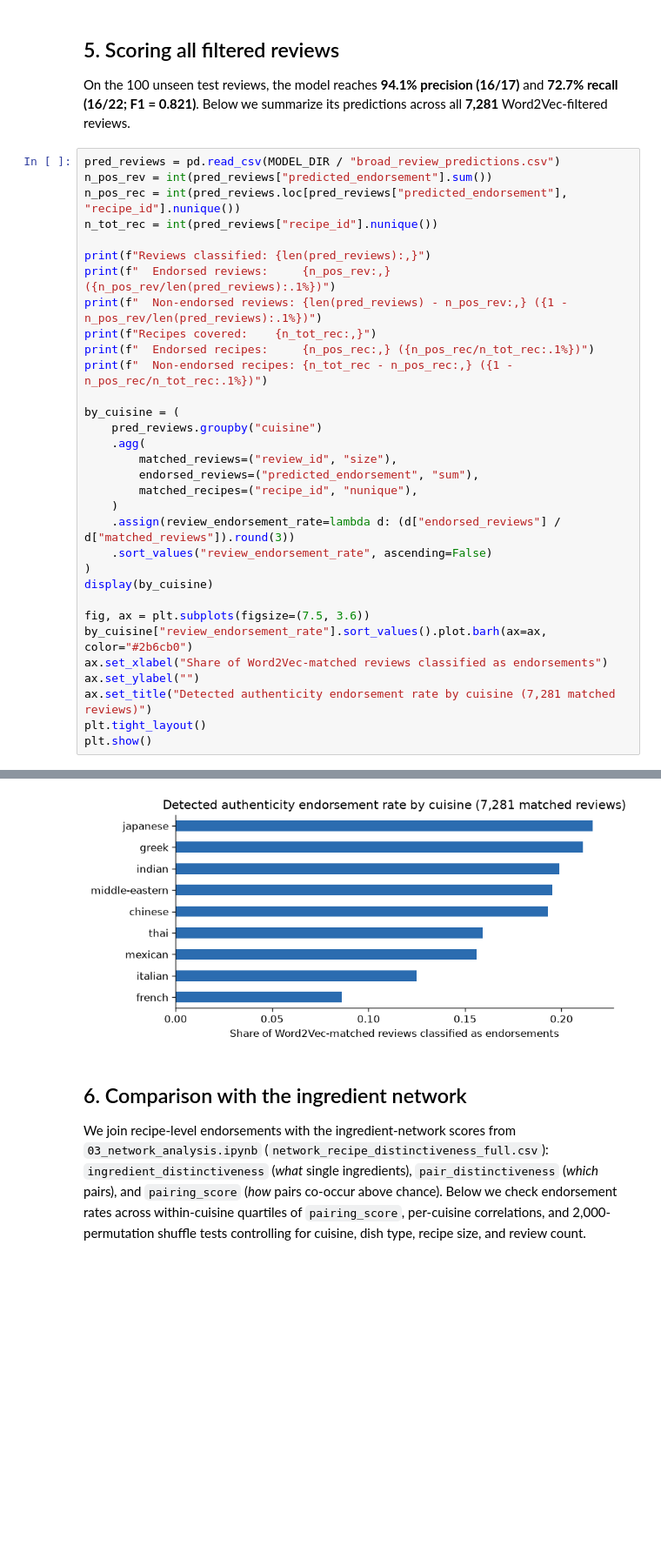
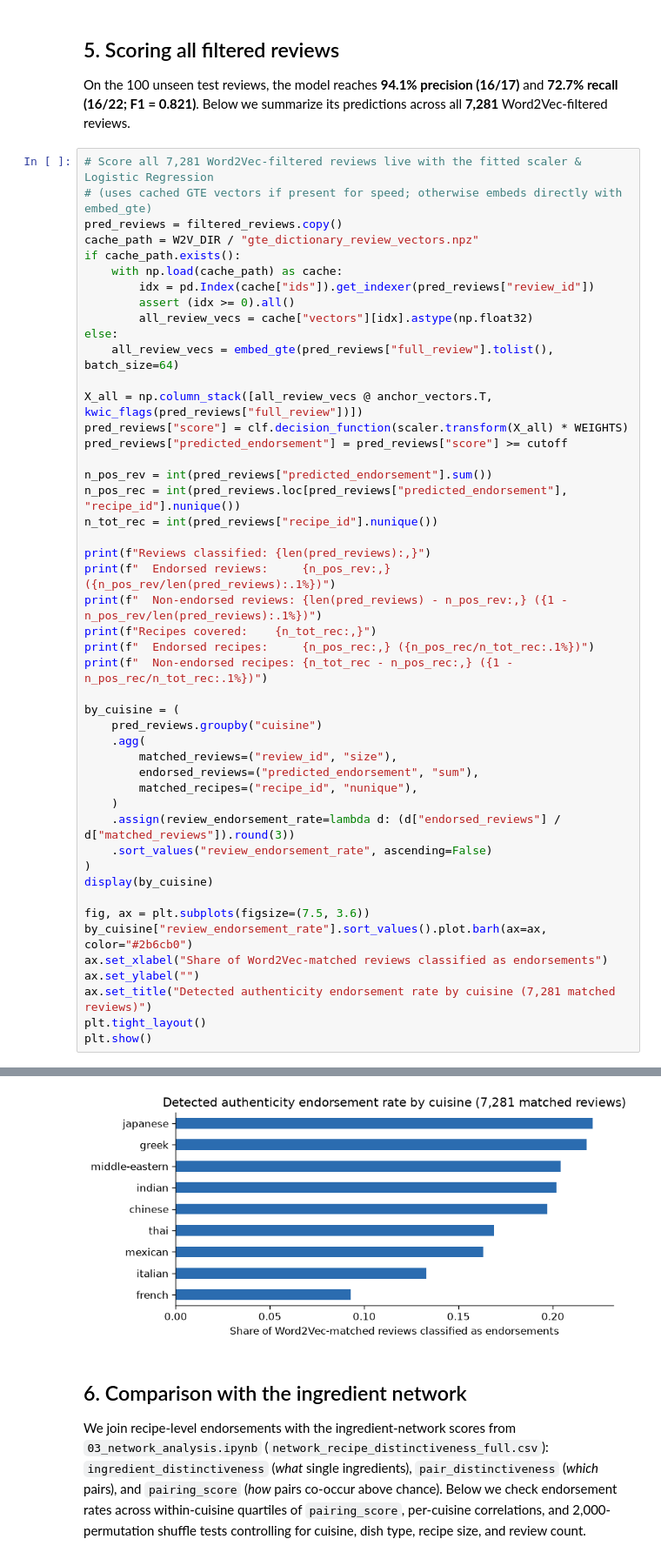
Before and after one commit to EstebanPerez99/cuisine-networks, a Jupyter notebook: notebooks/04_authenticity_review_analysis.ipynb, the cells around one changed output, grey strips where cells are left out. Shown at 87% size. Cells and saved outputs as stored; diff of their text form; blank space fills up the shorter version.

```diff
--- a/notebooks/04_authenticity_review_analysis.ipynb
+++ b/notebooks/04_authenticity_review_analysis.ipynb
@@ -216,7 +313,22 @@ Sample of manually labeled HELD-OUT TEST reviews (3 positive, 3 negative):
 
 On the 100 unseen test reviews, the model reaches **94.1% precision (16/17)** and **72.7% recall (16/22; F1 = 0.821)**. Below we summarize its predictions across all **7,281** Word2Vec-filtered reviews.
 # %%
-pred_reviews = pd.read_csv(MODEL_DIR / "broad_review_predictions.csv")
+# Score all 7,281 Word2Vec-filtered reviews live with the fitted scaler & Logistic Regression
+# (uses cached GTE vectors if present for speed; otherwise embeds directly with embed_gte)
+pred_reviews = filtered_reviews.copy()
+cache_path = W2V_DIR / "gte_dictionary_review_vectors.npz"
+if cache_path.exists():
+    with np.load(cache_path) as cache:
+        idx = pd.Index(cache["ids"]).get_indexer(pred_reviews["review_id"])
+        assert (idx >= 0).all()
+        all_review_vecs = cache["vectors"][idx].astype(np.float32)
+else:
+    all_review_vecs = embed_gte(pred_reviews["full_review"].tolist(), batch_size=64)
+
+X_all = np.column_stack([all_review_vecs @ anchor_vectors.T, kwic_flags(pred_reviews["full_review"])])
+pred_reviews["score"] = clf.decision_function(scaler.transform(X_all) * WEIGHTS)
+pred_reviews["predicted_endorsement"] = pred_reviews["score"] >= cutoff
+
 n_pos_rev = int(pred_reviews["predicted_endorsement"].sum())
 n_pos_rec = int(pred_reviews.loc[pred_reviews["predicted_endorsement"], "recipe_id"].nunique())
 n_tot_rec = int(pred_reviews["recipe_id"].nunique())
@@ -268,4 +380,4 @@ Recipes covered:    4,295
-[figure, old version]
+[figure, new version]
 # %% [markdown]
 ## 6. Comparison with the ingredient network
 
```
Also changed, not shown: parts of 7 cells of this notebook.
